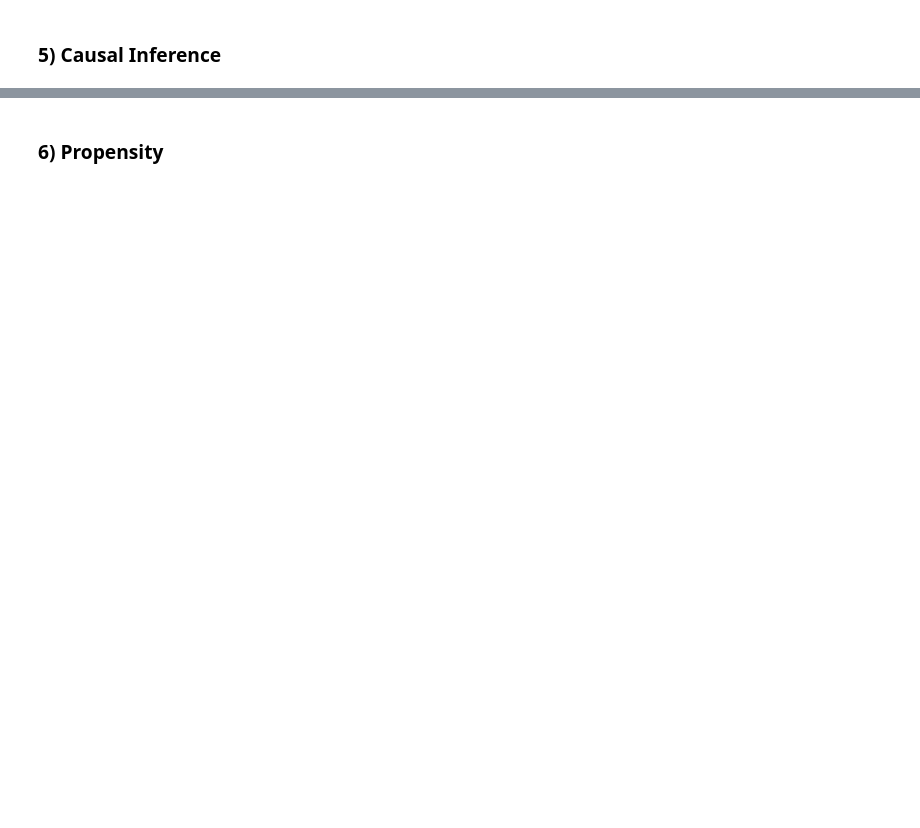
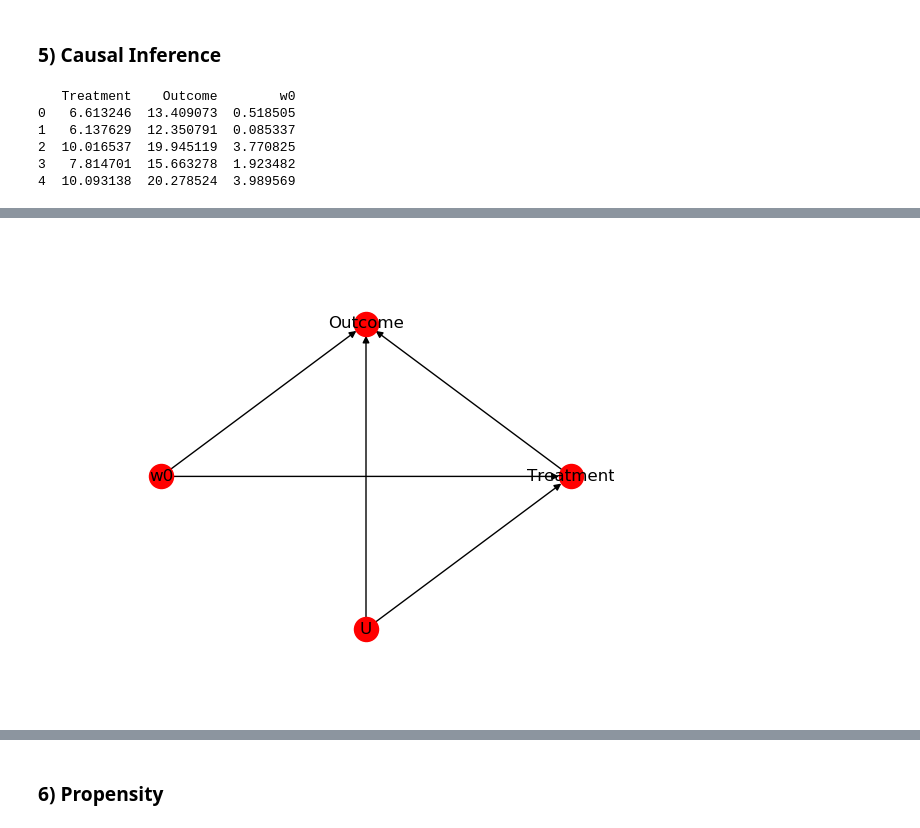
Before and after one commit to geoffreylink/Projects, a Jupyter notebook: 05 Statistical Methods/10 Common Use Cases for Business Analytics.ipynb, the cells around one changed output, grey strips where cells are left out. Drawn from its saved outputs; the diff is of its cells as text; code cells hidden in the pictures; blank space fills up the shorter version.

```diff
--- a/05 Statistical Methods/10 Common Use Cases for Business Analytics.ipynb
+++ b/05 Statistical Methods/10 Common Use Cases for Business Analytics.ipynb
@@ -699,2 +857,30 @@ Name: clv, dtype: float64
 # %% [markdown]
 ### 5) Causal Inference
+# %%
+import numpy as np
+import dowhy.datasets
+
+rvar = 1 if np.random.uniform() >0.5 else 0
+data_dict = dowhy.datasets.xy_dataset(10000, effect=rvar, sd_error=0.2)
+df = data_dict['df']
+print(df[["Treatment", "Outcome", "w0"]].head())
+# %% [output]
+   Treatment    Outcome        w0
+0   6.613246  13.409073  0.518505
+1   6.137629  12.350791  0.085337
+2  10.016537  19.945119  3.770825
+3   7.814701  15.663278  1.923482
+4  10.093138  20.278524  3.989569
+# %%
+from dowhy.do_why import CausalModel
+
+model= CausalModel(
+        data=df,
+        treatment=data_dict["treatment_name"],
+        outcome=data_dict["outcome_name"],
+        common_causes=data_dict["common_causes_names"],
+        instruments=data_dict["instrument_names"])
+model.view_model(layout="dot")
+from IPython.display import Image, display
+display(Image(filename="causal_model.png"))
+# %% [output]
@@ -700,0 +891 @@ Name: clv, dtype: float64
+[figure, added]
```
Also changed, not shown: parts of 21 cells of this notebook, 1 other file.
